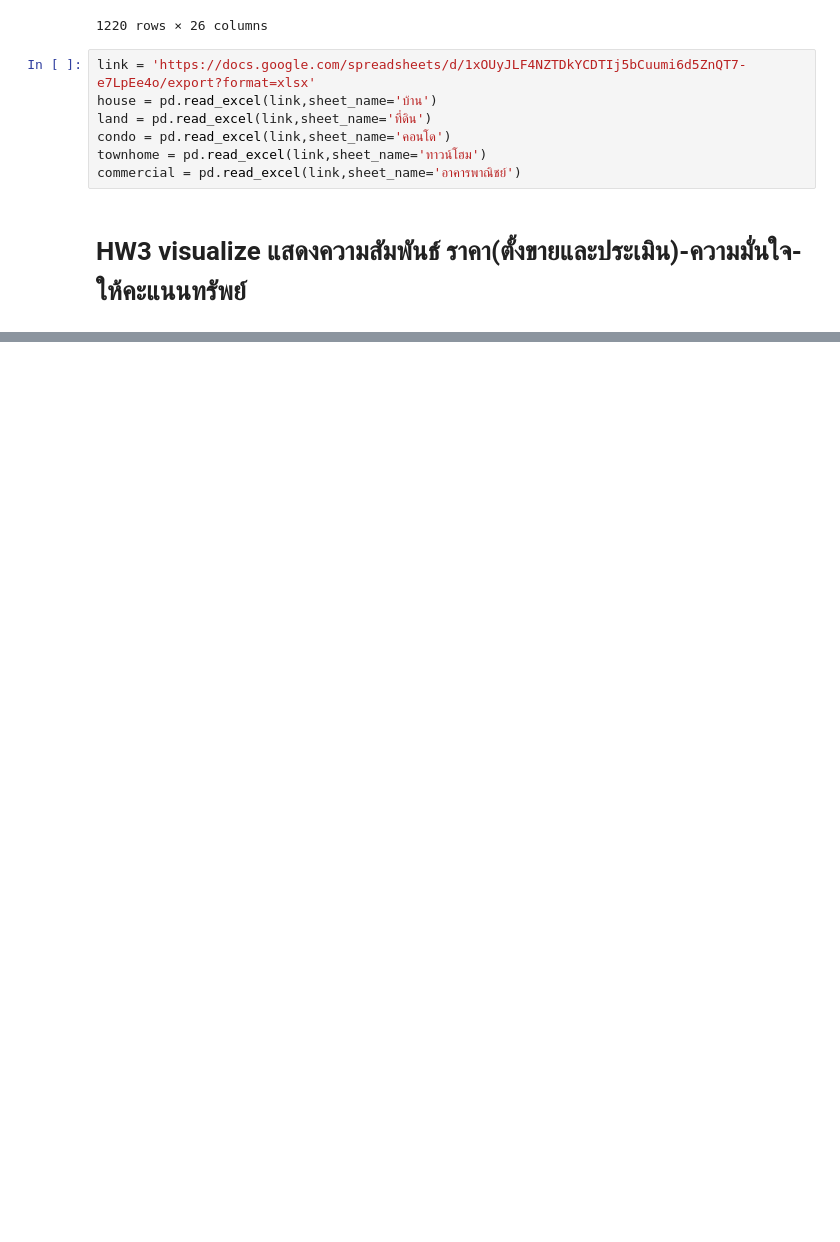
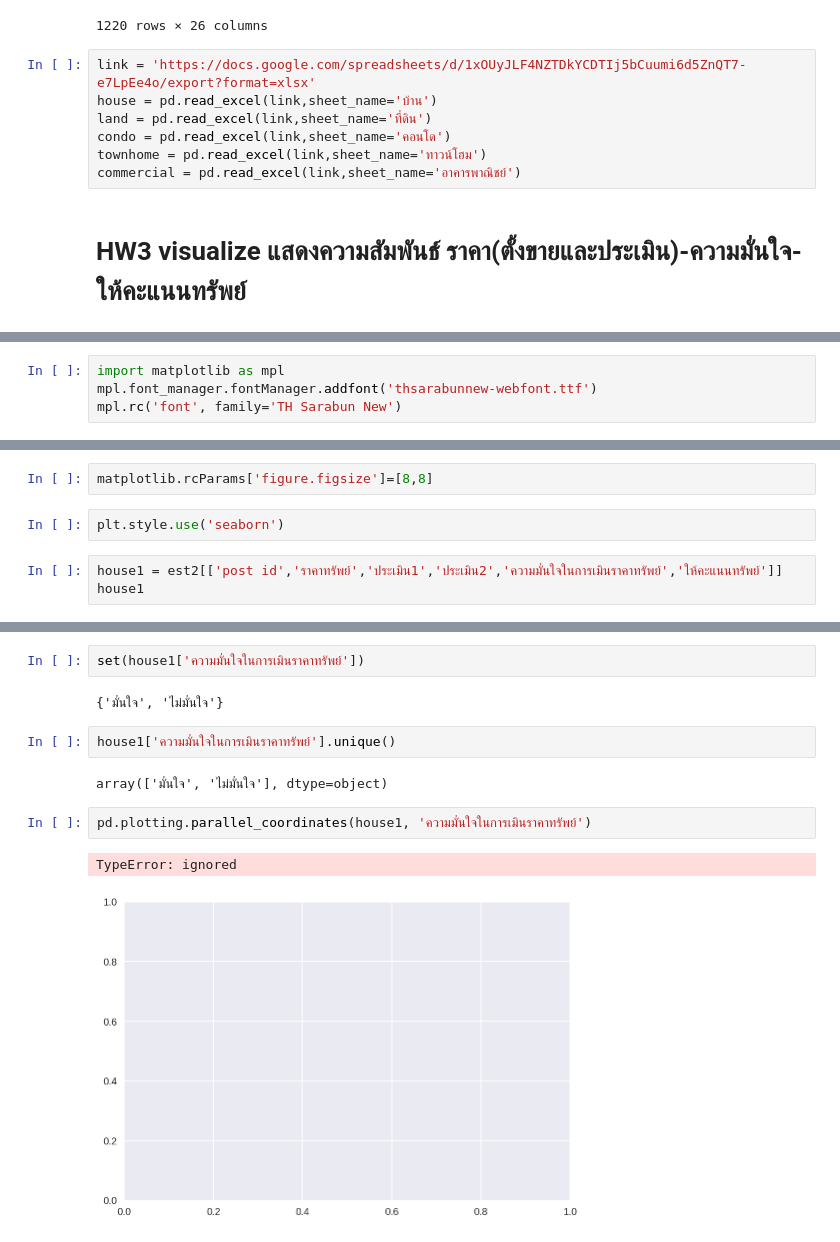
Before and after one commit to InwARMSelviAXE/bsc_dpdm22, a Jupyter notebook: [dataprep1]property_estimator.ipynb, the cells around one changed output, grey strips where cells are left out. Drawn from its saved outputs; the diff is of its cells as text; blank space fills up the shorter version.

```diff
--- a/[dataprep1]property_estimator.ipynb
+++ b/[dataprep1]property_estimator.ipynb
@@ -1904,0 +1953,4 @@ commercial = pd.read_excel(link,sheet_name='อาคารพาณิชย์
+# %%
+import matplotlib as mpl
+mpl.font_manager.fontManager.addfont('thsarabunnew-webfont.ttf')
+mpl.rc('font', family='TH Sarabun New')
@@ -1904,0 +1959,7 @@ commercial = pd.read_excel(link,sheet_name='อาคารพาณิชย์
+# %%
+matplotlib.rcParams['figure.figsize']=[8,8]
+# %%
+plt.style.use('seaborn')
+# %%
+house1 = est2[['post id','ราคาทรัพย์','ประเมิน1','ประเมิน2','ความมั่นใจในการเมินราคาทรัพย์','ให้คะแนนทรัพย์']]
+house1
@@ -1904,0 +2031,13 @@ commercial = pd.read_excel(link,sheet_name='อาคารพาณิชย์
+# %%
+set(house1['ความมั่นใจในการเมินราคาทรัพย์'])
+# %% [output]
+{'มั่นใจ', 'ไม่มั่นใจ'}
+# %%
+house1['ความมั่นใจในการเมินราคาทรัพย์'].unique()
+# %% [output]
+array(['มั่นใจ', 'ไม่มั่นใจ'], dtype=object)
+# %%
+pd.plotting.parallel_coordinates(house1, 'ความมั่นใจในการเมินราคาทรัพย์')
+# %% [output]
+TypeError: ignored
+[figure, added]
```
Also changed, not shown: parts of 44 cells of this notebook.
